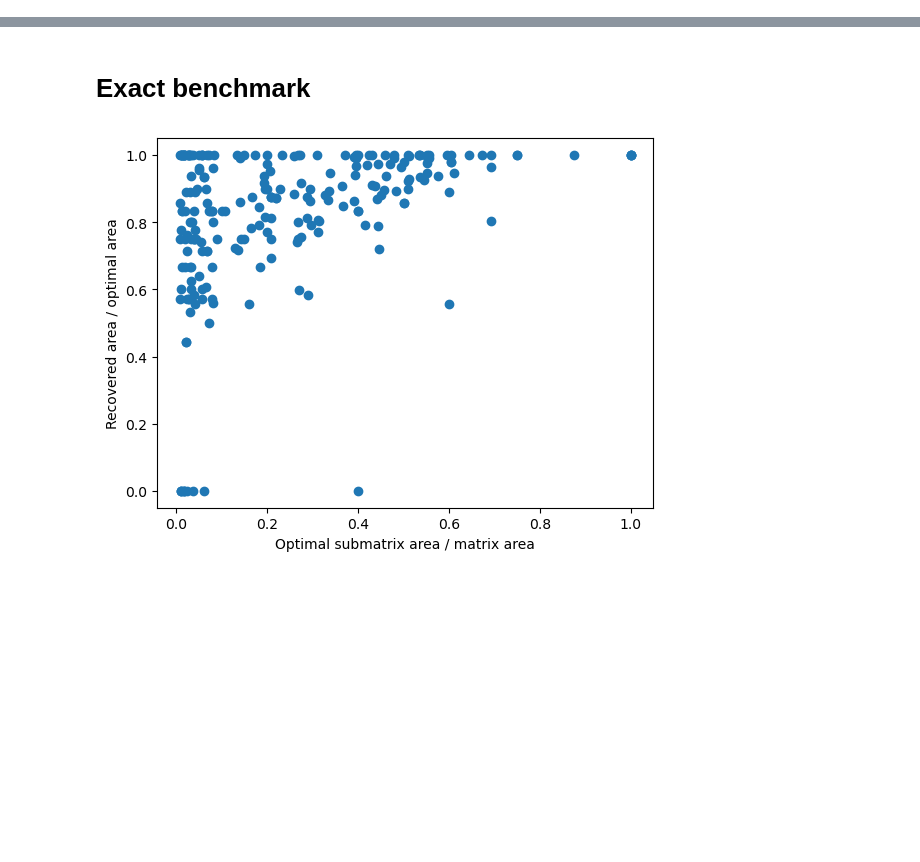
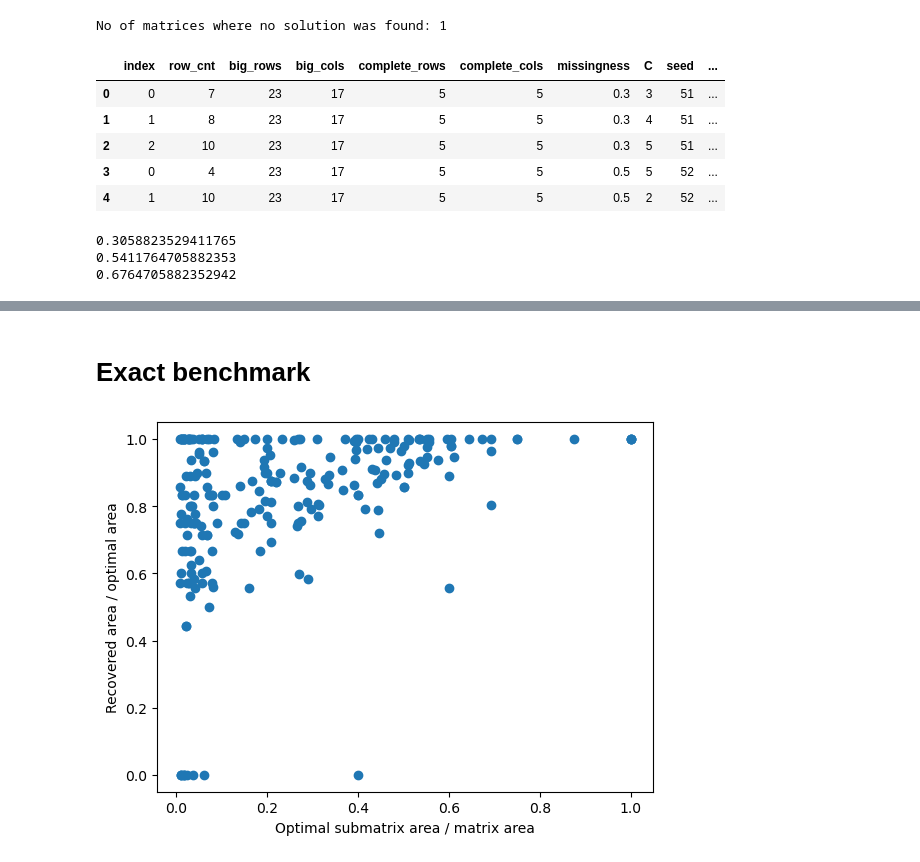
Before and after one commit to reebme/rabbit-holes, a Jupyter notebook: notebooks/01_complete_submatrix.ipynb, the cells around one changed output, grey strips where cells are left out. Drawn from its saved outputs; the diff is of its cells as text; code cells hidden in the pictures; blank space fills up the shorter version.

```diff
--- a/notebooks/01_complete_submatrix.ipynb
+++ b/notebooks/01_complete_submatrix.ipynb
@@ -299,0 +215,6 @@ plt.plot(iter_info[32]["eff_lr"])
+# %%
+# experiment assessment helper
+def distinct_solutions(matrices):
+    ds = matrices[matrices["found_area"] > 0]
+    ds = ds.sort_values(by=['row_cnt','col_cnt', 'C', 'time_sec'], ascending=[False, False, True, True])
+    return ds.groupby(by='row_cnt', as_index=False).first()
@@ -299,0 +239,24 @@ plt.plot(iter_info[32]["eff_lr"])
+# %%
+distinct_results = []
+
+seeds = results["seed"].unique()
+for seed in seeds:
+    seed_mask = results["seed"] == seed
+    distinct_results.append(distinct_solutions(results[seed_mask]))
+
+distinct_results = pd.concat(distinct_results).reset_index()
+
+# no of cases with no solution found
+no_solutions_no = len(results['seed'].unique()) - len(distinct_results['seed'].unique())
+print(f"No of matrices where no solution was found: {no_solutions_no}")
+# %% [output]
+No of matrices where no solution was found: 1
+# %%
+distinct_results.head()
+# %% [output]
+|  | index | row_cnt | big_rows | big_cols | complete_rows | complete_cols | missingness | C | seed | ... |
+| 0 | 0 | 7 | 23 | 17 | 5 | 5 | 0.3 | 3 | 51 | ... |
+| 1 | 1 | 8 | 23 | 17 | 5 | 5 | 0.3 | 4 | 51 | ... |
+| 2 | 2 | 10 | 23 | 17 | 5 | 5 | 0.3 | 5 | 51 | ... |
+| 3 | 0 | 4 | 23 | 17 | 5 | 5 | 0.5 | 5 | 52 | ... |
+| 4 | 1 | 10 | 23 | 17 | 5 | 5 | 0.5 | 2 | 52 | ... |
@@ -299,0 +273,11 @@ plt.plot(iter_info[32]["eff_lr"])
+# %%
+# fraction of experiments arriving at better than planted solution
+print(len(largest_area_results[largest_area_results['excess'] > 0])/len(largest_area_results))
+# fraction of experiments arriving at at least as good as planted solution
+print(len(largest_area_results[largest_area_results['excess'] >= 0])/len(largest_area_results))
+# fraction of experiments arriving at at least 80% of planted area solution
+print(len(largest_area_results[largest_area_results['excess'] >= -0.2])/len(largest_area_results))
+# %% [output]
+0.3058823529411765
+0.5411764705882353
+0.6764705882352942
```
Also changed, not shown: parts of 18 cells of this notebook.
